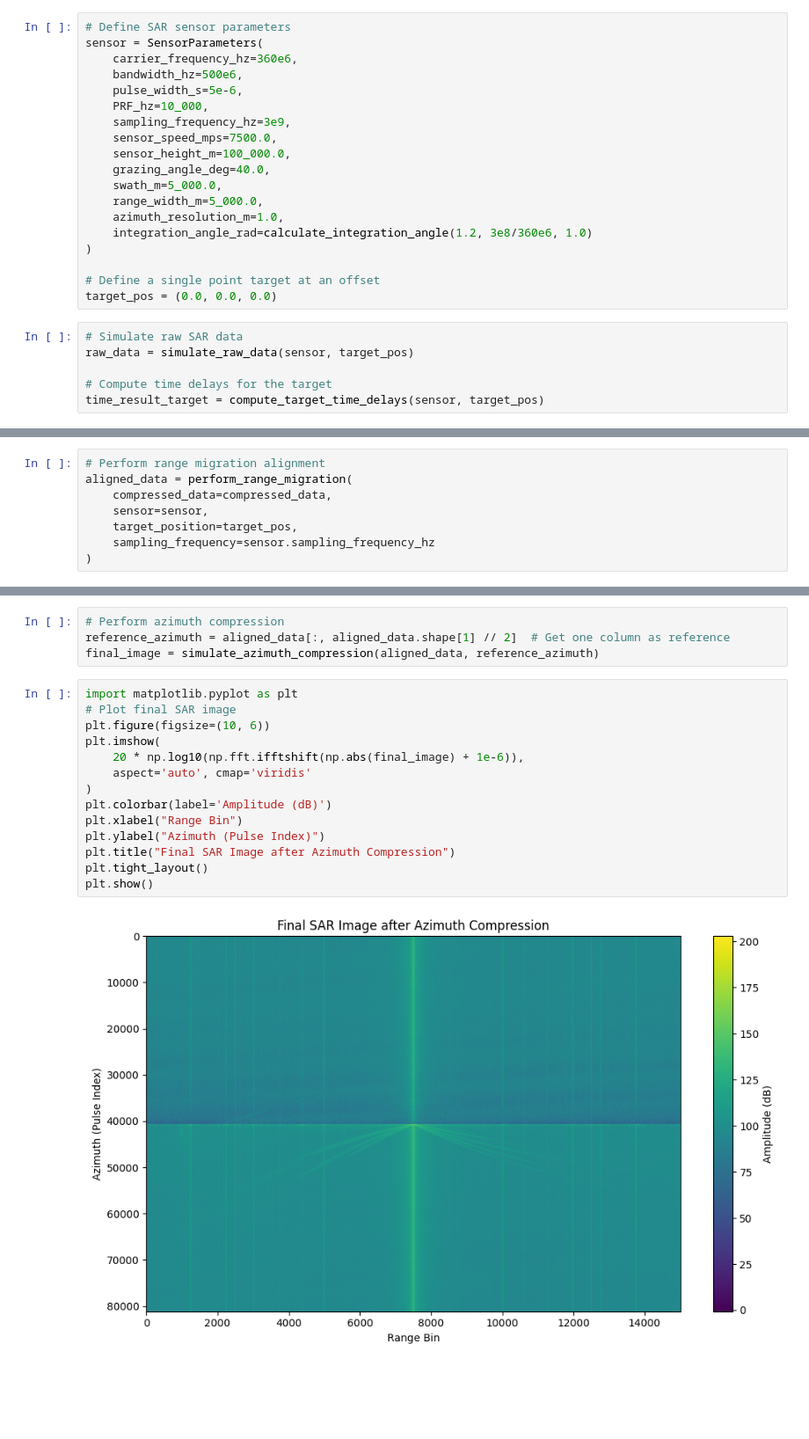
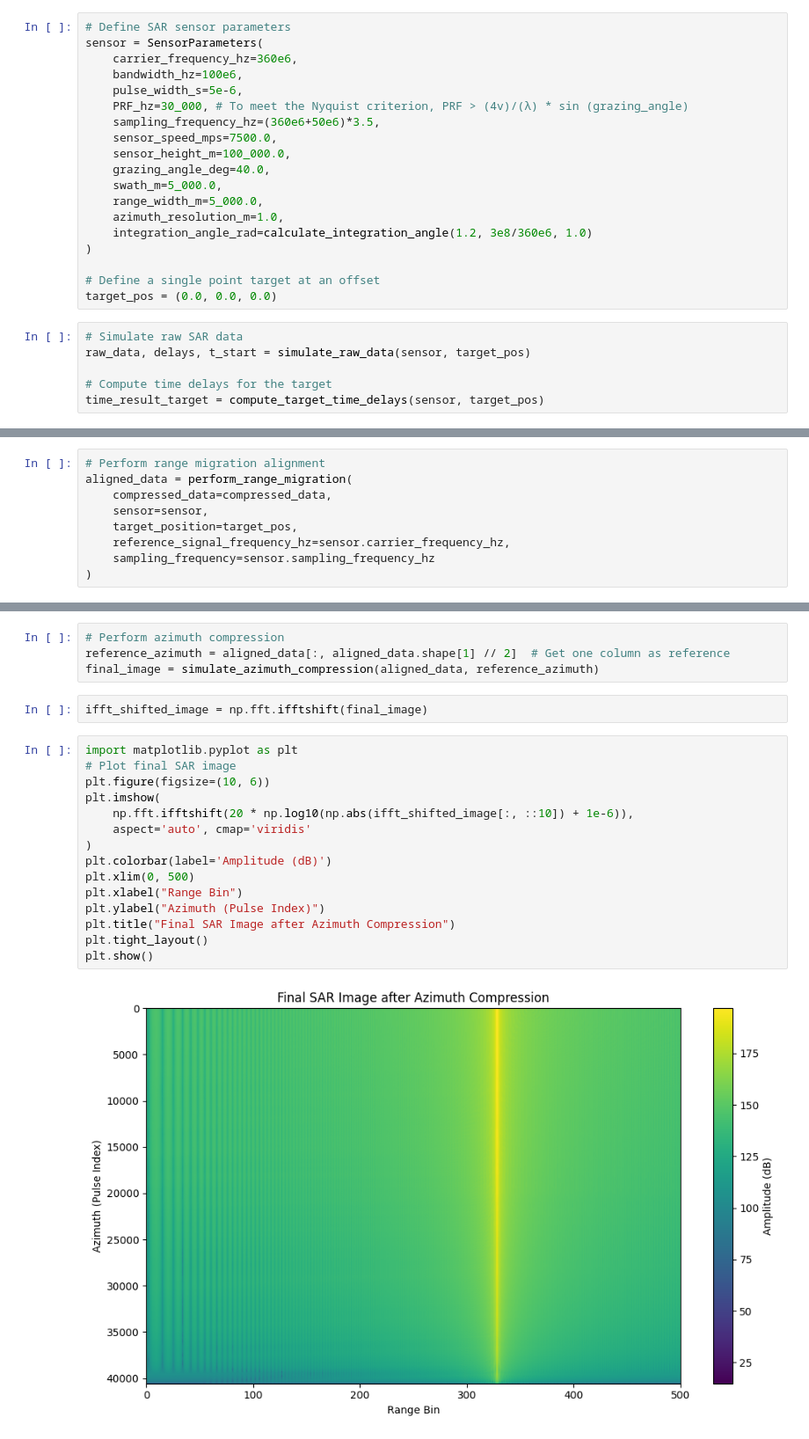
Before and after one commit to kwokkeith/signal_processing_notes, a Jupyter notebook: 07_raw_data_simulation.ipynb, the cells around one changed output, grey strips where cells are left out. Shown at 88% size. Cells and saved outputs as stored; diff of their text form; blank space fills up the shorter version.

```diff
--- a/07_raw_data_simulation.ipynb
+++ b/07_raw_data_simulation.ipynb
@@ -5,10 +5,10 @@ import numpy as np
 # Define SAR sensor parameters
 sensor = SensorParameters(
     carrier_frequency_hz=360e6,
-    bandwidth_hz=500e6,
+    bandwidth_hz=100e6,
     pulse_width_s=5e-6,
-    PRF_hz=10_000,
-    sampling_frequency_hz=3e9,
+    PRF_hz=30_000, # To meet the Nyquist criterion, PRF > (4v)/(λ) * sin (grazing_angle)
+    sampling_frequency_hz=(360e6+50e6)*3.5,
     sensor_speed_mps=7500.0,
     sensor_height_m=100_000.0,
     grazing_angle_deg=40.0,
@@ -22,7 +22,7 @@ sensor = SensorParameters(
 target_pos = (0.0, 0.0, 0.0)
 # %%
 # Simulate raw SAR data
-raw_data = simulate_raw_data(sensor, target_pos)
+raw_data, delays, t_start = simulate_raw_data(sensor, target_pos)
 
 # Compute time delays for the target
 time_result_target = compute_target_time_delays(sensor, target_pos)
@@ -70,6 +86,7 @@ aligned_data = perform_range_migration(
     compressed_data=compressed_data,
     sensor=sensor,
     target_position=target_pos,
+    reference_signal_frequency_hz=sensor.carrier_frequency_hz,
     sampling_frequency=sensor.sampling_frequency_hz
 )
 # %%
@@ -87,19 +103,22 @@ plot_phase_vs_azimuth(aligned_data, sensor.sampling_frequency_hz, fast_time_us=2
 # Perform azimuth compression
 reference_azimuth = aligned_data[:, aligned_data.shape[1] // 2]  # Get one column as reference
 final_image = simulate_azimuth_compression(aligned_data, reference_azimuth)
+# %%
+ifft_shifted_image = np.fft.ifftshift(final_image)
 # %%
 import matplotlib.pyplot as plt
 # Plot final SAR image
 plt.figure(figsize=(10, 6))
 plt.imshow(
-    20 * np.log10(np.fft.ifftshift(np.abs(final_image) + 1e-6)),
+    np.fft.ifftshift(20 * np.log10(np.abs(ifft_shifted_image[:, ::10]) + 1e-6)),
     aspect='auto', cmap='viridis'
 )
 plt.colorbar(label='Amplitude (dB)')
+plt.xlim(0, 500)
 plt.xlabel("Range Bin")
 plt.ylabel("Azimuth (Pulse Index)")
 plt.title("Final SAR Image after Azimuth Compression")
 plt.tight_layout()
 plt.show()
 # %% [output]
-[figure, old version]
+[figure, new version]
```
Also changed, not shown: parts of 11 cells of this notebook, 10 other files.
